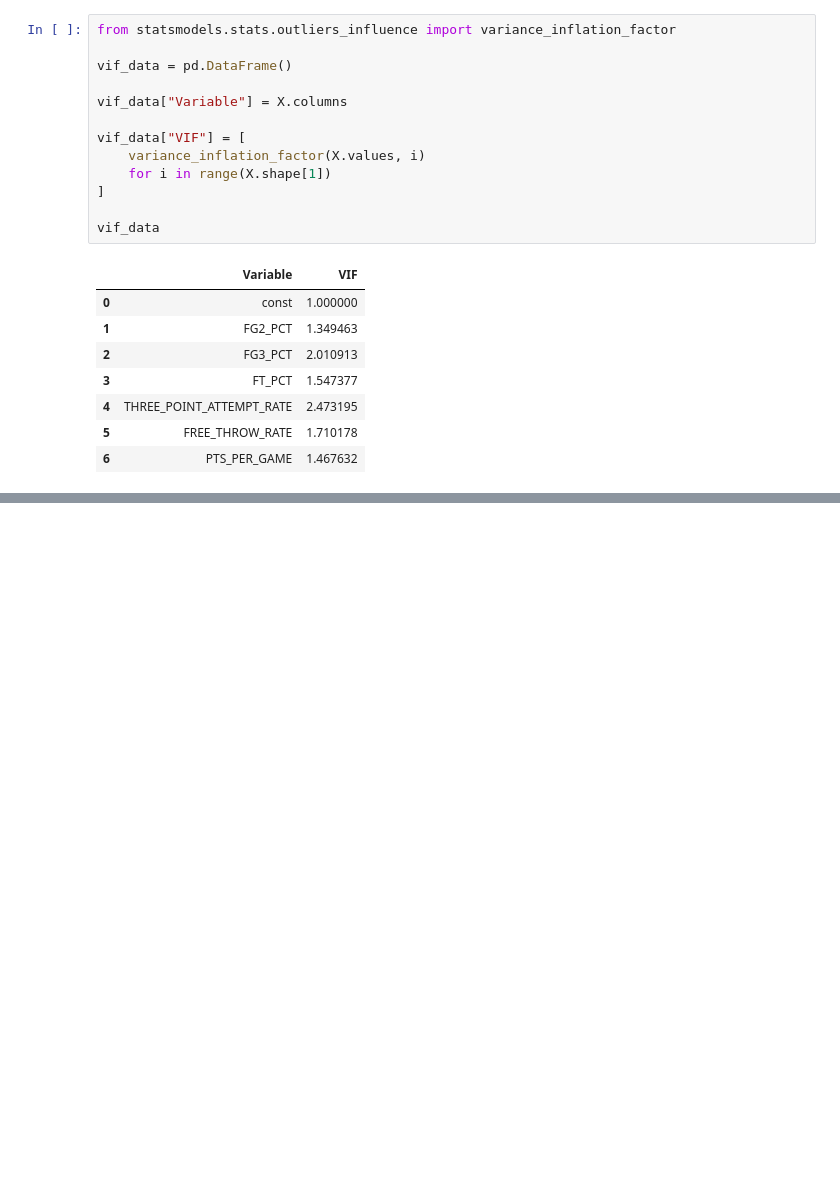
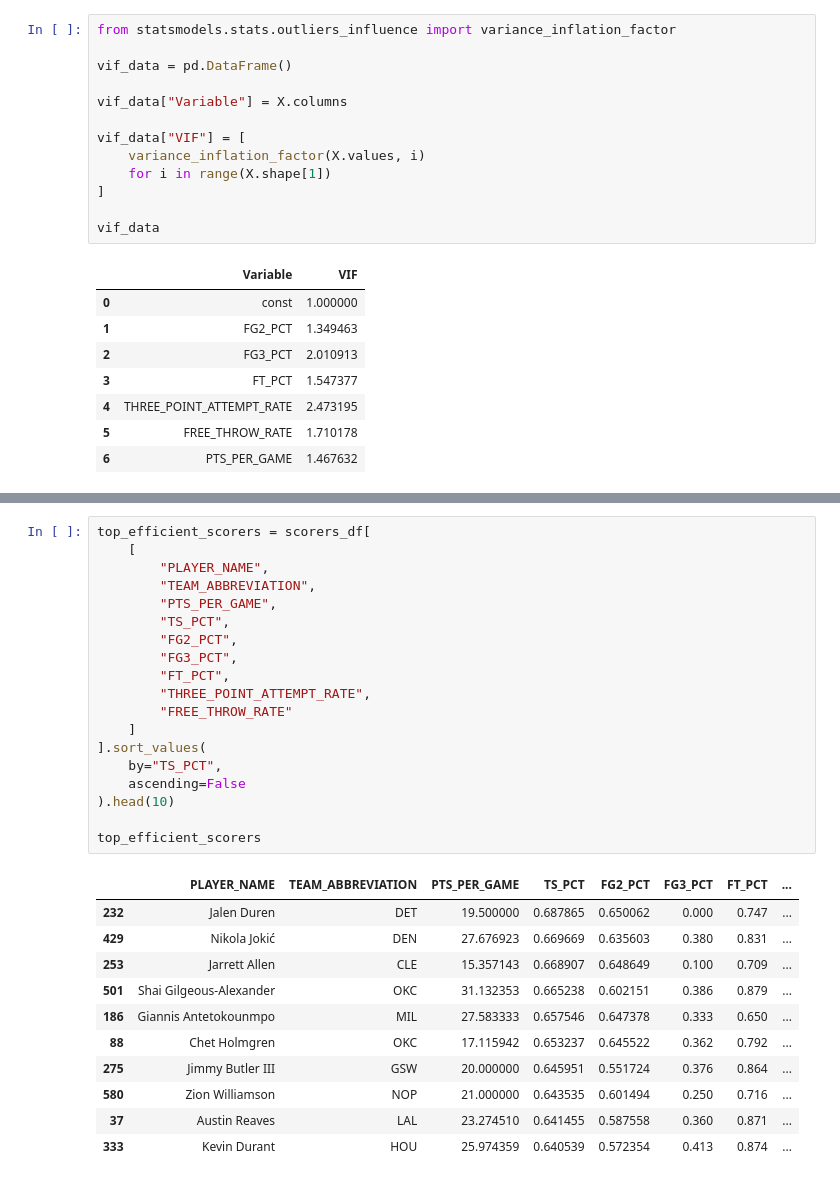
Before and after one commit to sonicap1/nba-scorer-effiency, a Jupyter notebook: notebooks/analysis.ipynb, the cells around one changed output, grey strips where cells are left out. Saved outputs shown, nothing was run; the diff lists cells and outputs as text; blank space fills up the shorter version.

Commit message:
add standardized scorer profile analysis

```diff
--- a/notebooks/analysis.ipynb
+++ b/notebooks/analysis.ipynb
@@ -448,0 +511,31 @@ vif_data
+# %%
+top_efficient_scorers = scorers_df[
+    [
+        "PLAYER_NAME",
+        "TEAM_ABBREVIATION",
+        "PTS_PER_GAME",
+        "TS_PCT",
+        "FG2_PCT",
+        "FG3_PCT",
+        "FT_PCT",
+        "THREE_POINT_ATTEMPT_RATE",
+        "FREE_THROW_RATE"
+    ]
+].sort_values(
+    by="TS_PCT",
+    ascending=False
+).head(10)
+
+top_efficient_scorers
+# %% [output]
+|  | PLAYER_NAME | TEAM_ABBREVIATION | PTS_PER_GAME | TS_PCT | FG2_PCT | FG3_PCT | FT_PCT | ... |
+| 232 | Jalen Duren | DET | 19.500000 | 0.687865 | 0.650062 | 0.000 | 0.747 | ... |
+| 429 | Nikola Jokić | DEN | 27.676923 | 0.669669 | 0.635603 | 0.380 | 0.831 | ... |
+| 253 | Jarrett Allen | CLE | 15.357143 | 0.668907 | 0.648649 | 0.100 | 0.709 | ... |
+| 501 | Shai Gilgeous-Alexander | OKC | 31.132353 | 0.665238 | 0.602151 | 0.386 | 0.879 | ... |
+| 186 | Giannis Antetokounmpo | MIL | 27.583333 | 0.657546 | 0.647378 | 0.333 | 0.650 | ... |
+| 88 | Chet Holmgren | OKC | 17.115942 | 0.653237 | 0.645522 | 0.362 | 0.792 | ... |
+| 275 | Jimmy Butler III | GSW | 20.000000 | 0.645951 | 0.551724 | 0.376 | 0.864 | ... |
+| 580 | Zion Williamson | NOP | 21.000000 | 0.643535 | 0.601494 | 0.250 | 0.716 | ... |
+| 37 | Austin Reaves | LAL | 23.274510 | 0.641455 | 0.587558 | 0.360 | 0.871 | ... |
+| 333 | Kevin Durant | HOU | 25.974359 | 0.640539 | 0.572354 | 0.413 | 0.874 | ... |
```
Also changed, not shown: parts of 18 cells of this notebook.
